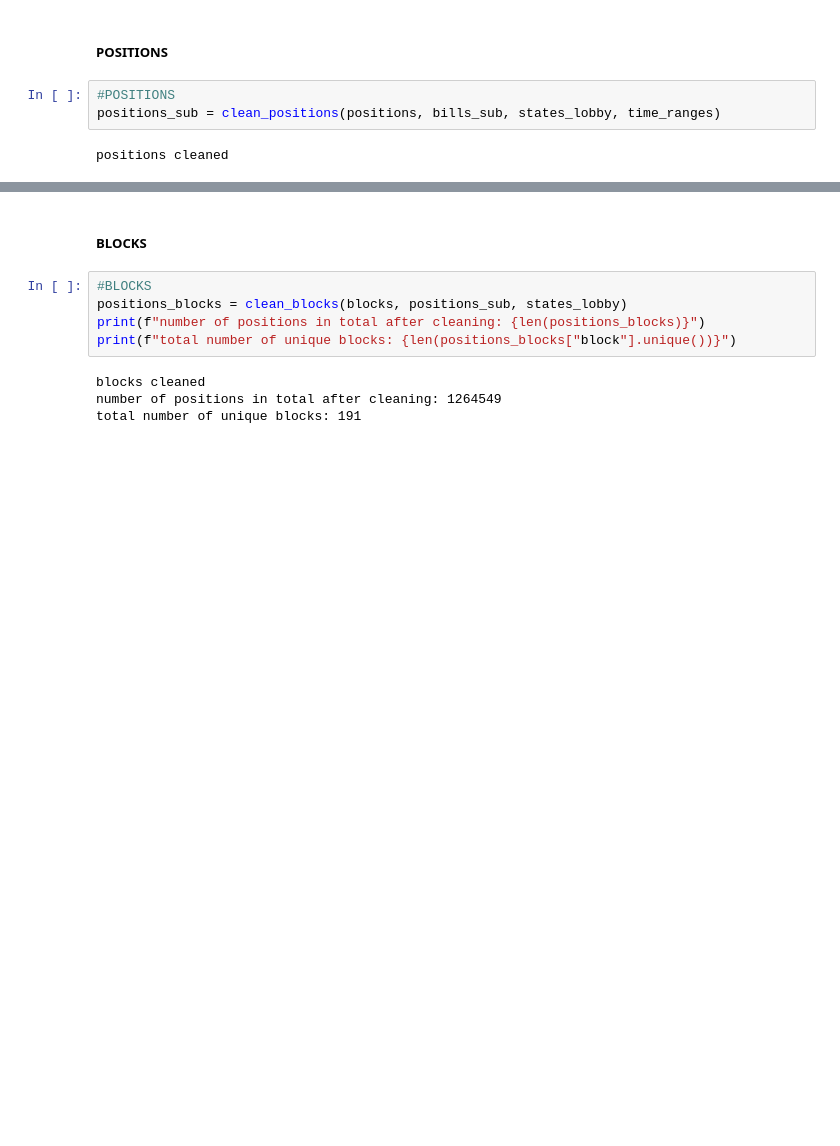
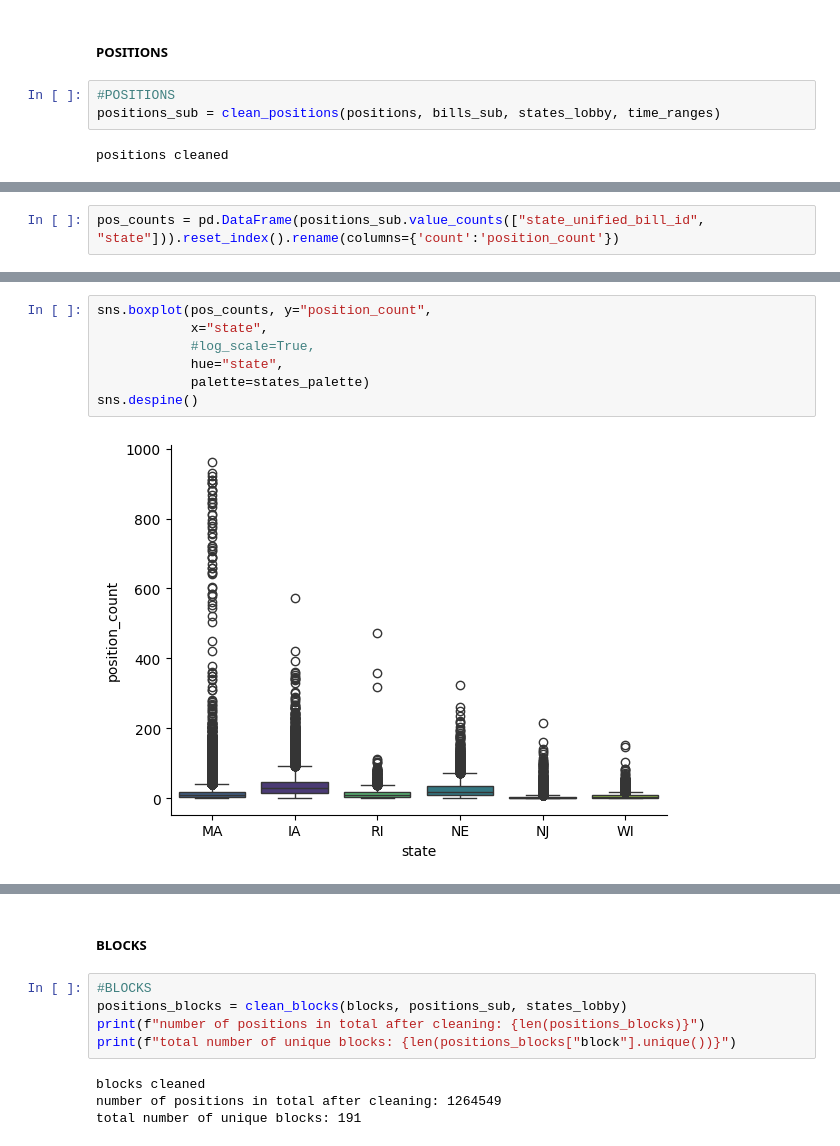
Before and after one commit to lrahbek/DPF_exam, a Jupyter notebook: src/eda.ipynb, the cells around one changed output, grey strips where cells are left out. Saved outputs shown, nothing was run; the diff lists cells and outputs as text; blank space fills up the shorter version.

```diff
--- a/src/eda.ipynb
+++ b/src/eda.ipynb
@@ -199,0 +197,2 @@ plt.savefig("../out/figs/position_type.png", bbox_inches='tight', dpi=1000)
+# %%
+pos_counts = pd.DataFrame(positions_sub.value_counts(["state_unified_bill_id", "state"])).reset_index().rename(columns={'count':'position_count'})
@@ -199,0 +208,9 @@ plt.savefig("../out/figs/position_type.png", bbox_inches='tight', dpi=1000)
+# %%
+sns.boxplot(pos_counts, y="position_count",
+            x="state",
+            #log_scale=True,
+            hue="state",
+            palette=states_palette)
+sns.despine()
+# %% [output]
+[figure, added]
```
Also changed, not shown: parts of 8 cells of this notebook, 11 other files.
